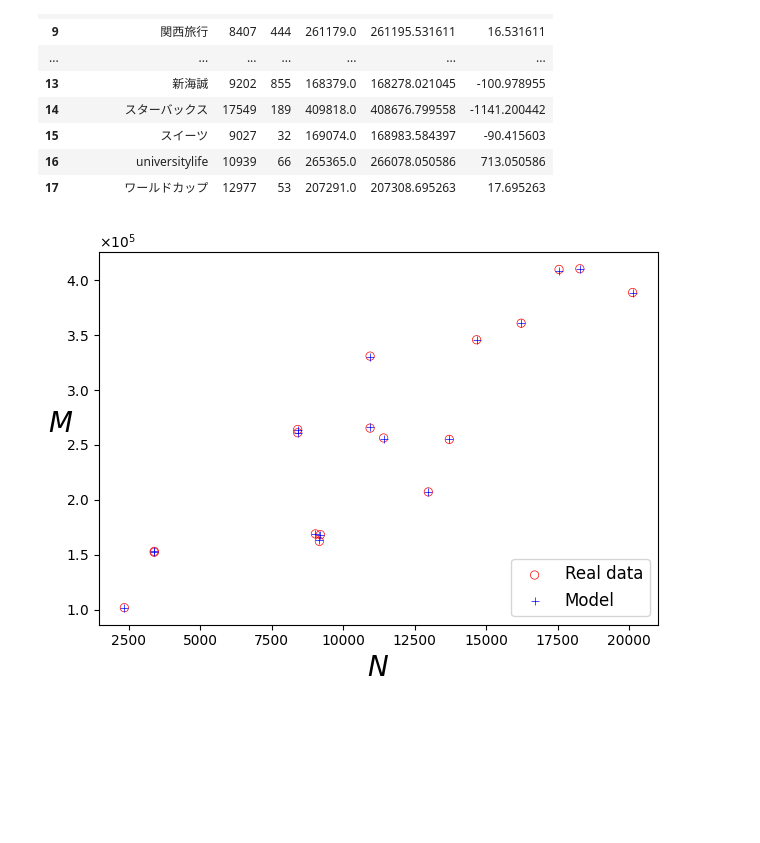
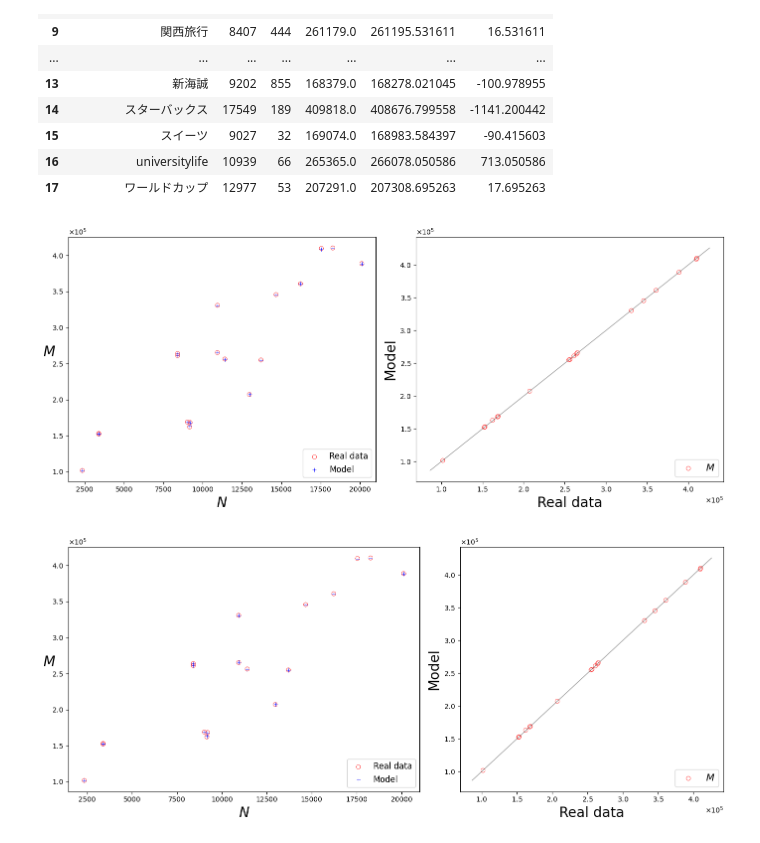
Before and after one commit to Nagayu71/Instagram-Trend-Analysis, a Jupyter notebook: notebooks/goodness_of_fit.ipynb, the cells around one changed output. Saved outputs shown, nothing was run; the diff lists cells and outputs as text; code cells hidden in the pictures; blank space fills up the shorter version.

Commit message:
[update] build scatterplots in the same figure

```diff
--- a/notebooks/goodness_of_fit.ipynb
+++ b/notebooks/goodness_of_fit.ipynb
@@ -42,15 +43,56 @@ df
 #result = df.drop(index=[6,8,12])
 result = df.copy()
 # %%
-fig = plt.figure()
-ax = fig.add_subplot()
-ax.scatter(x=result['N'], y=result['actual'], facecolor='None', edgecolors='r', linewidths=0.5, label='Real data')
-ax.scatter(x=result['N'], y=result['theoretical'], marker='+', color='b', linewidths=0.5, label='Model')
-ax.set_xlabel(r'$N$', fontsize=20)
-ax.set_ylabel(r'$M$', fontsize=20, rotation="horizontal", )
-ax.yaxis.set_major_formatter(ScalarFormatter(useMathText=True))
-ax.ticklabel_format(style="sci", axis="y",scilimits=(0,0))
-ax.legend(loc='lower right', fontsize=12)
+fig = plt.figure(figsize=(14,6))
+ax0 = fig.add_subplot(1,2,1)
+ax0.scatter(x=result['N'], y=result['actual'], facecolor='None', edgecolors='r', linewidths=0.5, label='Real data')
+ax0.scatter(x=result['N'], y=result['theoretical'], marker='+', color='b', linewidths=0.5, label='Model')
+ax0.set_xlabel(r'$N$', fontsize=20)
+ax0.set_ylabel(r'$M$', fontsize=20, rotation="horizontal", )
+ax0.yaxis.set_major_formatter(ScalarFormatter(useMathText=True))
+ax0.ticklabel_format(style="sci", axis="y",scilimits=(0,0))
+ax0.legend(loc='lower right', fontsize=12)
+#fig.tight_layout()
+
+ax1 = fig.add_subplot(1,2,2)
+# Plots scatter
+ax1.scatter(x=result['actual'], y=result['theoretical'], facecolor='None', edgecolors='r', linewidths=0.5, label=r'$M$')
+x = [ax1.get_xlim()[0], ax1.get_xlim()[1]]
+ax1.plot(x, x, color='k', linewidth=0.8, alpha=0.5)
+ax1.set_xlabel('Real data', fontsize=20)
+ax1.set_ylabel('Model', fontsize=20)
+ax1.xaxis.set_major_formatter(ScalarFormatter(useMathText=True))
+ax1.ticklabel_format(style="sci", axis="x",scilimits=(0,0))
+ax1.yaxis.set_major_formatter(ScalarFormatter(useMathText=True))
+ax1.ticklabel_format(style="sci", axis="y",scilimits=(0,0))
+ax1.legend(loc='lower right', fontsize=14)
 fig.tight_layout()
 # %% [output]
-[figure, old version]
+[figure, new version]
+# %%
+fig = plt.figure(figsize=(14,6))
+gs = fig.add_gridspec(1, 2, width_ratios=[8,6])
+ax0 = fig.add_subplot(gs[0, 0])
+ax1 = fig.add_subplot(gs[0, 1])
+ax0.scatter(x=result['N'], y=result['actual'], facecolor='None', edgecolors='r', linewidths=0.5, label='Real data')
+ax0.scatter(x=result['N'], y=result['theoretical'], marker='+', color='b', linewidths=0.5, label='Model')
+ax0.set_xlabel(r'$N$', fontsize=20)
+ax0.set_ylabel(r'$M$', fontsize=20, rotation="horizontal", )
+ax0.yaxis.set_major_formatter(ScalarFormatter(useMathText=True))
+ax0.ticklabel_format(style="sci", axis="y",scilimits=(0,0))
+ax0.legend(loc='lower right', fontsize=12)
+
+# Plots scatter
+ax1.scatter(x=result['actual'], y=result['theoretical'], facecolor='None', edgecolors='r', linewidths=0.5, label=r'$M$')
+x = [ax1.get_xlim()[0], ax1.get_xlim()[1]]
+ax1.plot(x, x, color='k', linewidth=0.8, alpha=0.5)
+ax1.set_xlabel('Real data', fontsize=20)
+ax1.set_ylabel('Model', fontsize=20)
+ax1.xaxis.set_major_formatter(ScalarFormatter(useMathText=True))
+ax1.ticklabel_format(style="sci", axis="x",scilimits=(0,0))
+ax1.yaxis.set_major_formatter(ScalarFormatter(useMathText=True))
+ax1.ticklabel_format(style="sci", axis="y",scilimits=(0,0))
+ax1.legend(loc='lower right', fontsize=14)
+fig.tight_layout()
+# %% [output]
+[figure, added]
```
Also changed, not shown: parts of 2 cells of this notebook.
